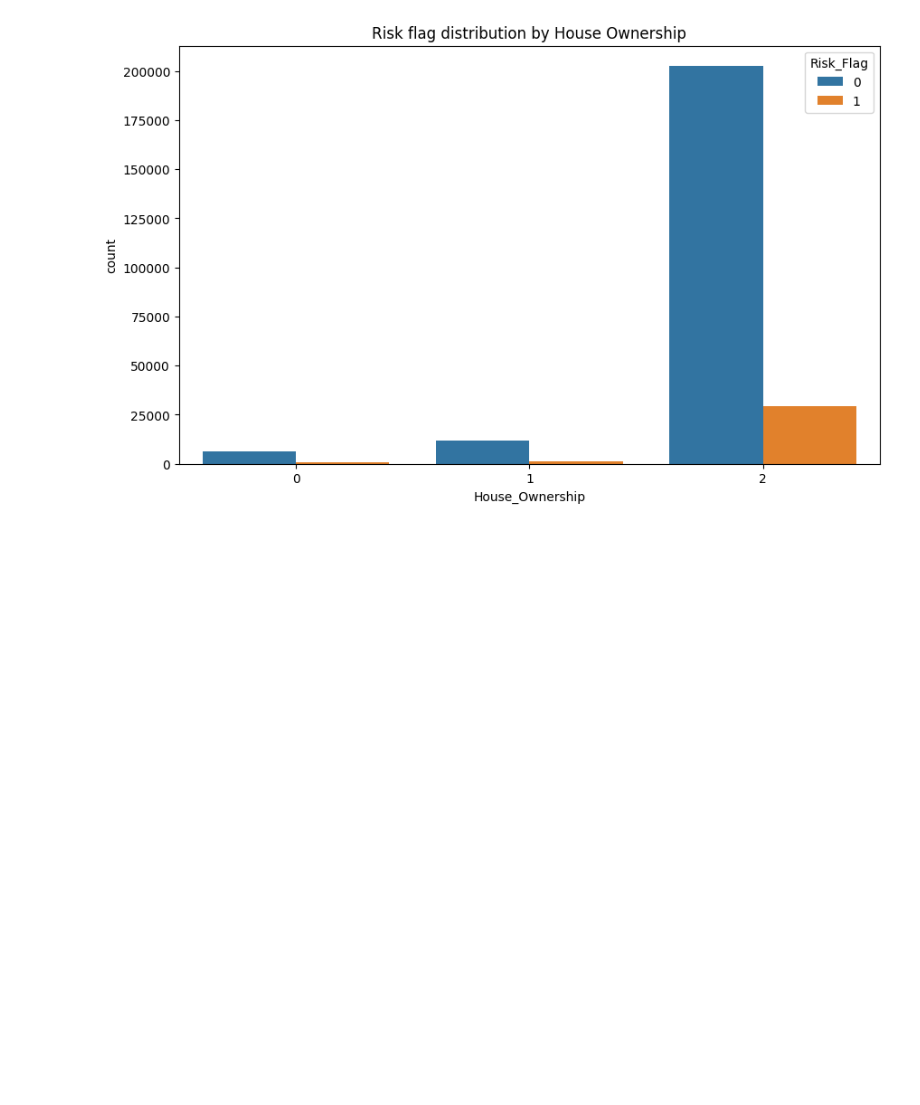
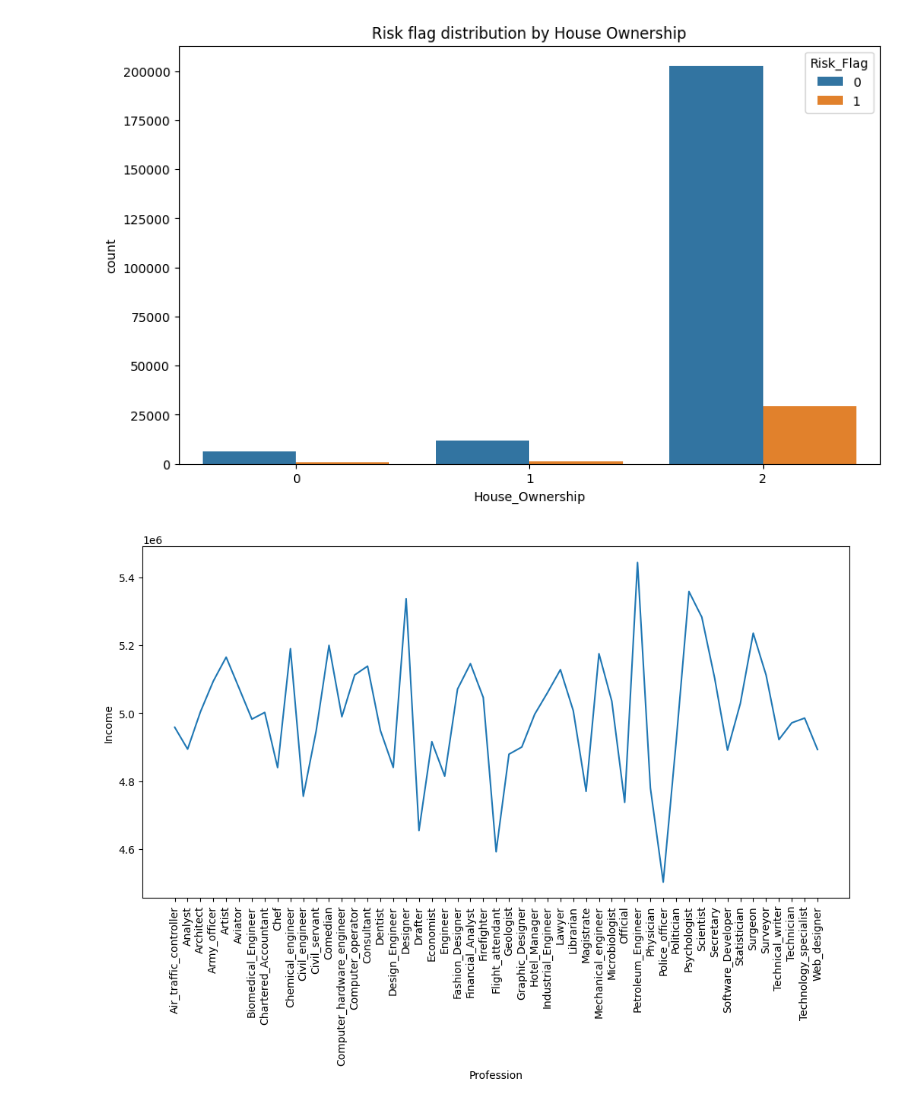
Before and after one commit to muhammadSWE/DIYLoanPredictor, a Jupyter notebook: diy-loan-predictor.ipynb, the cells around one changed output. Saved outputs shown, nothing was run; the diff lists cells and outputs as text; code cells hidden in the pictures; blank space fills up the shorter version.

```diff
--- a/diy-loan-predictor.ipynb
+++ b/diy-loan-predictor.ipynb
@@ -172,3 +174,12 @@ plt.xticks(rotation=0)
 plt.show()
 # %% [output]
 [figure]
+# %%
+grouped_data = dset.groupby('Profession')['Income'].mean().reset_index()
+
+plt.figure(figsize=(12, 6))
+sns.lineplot(data=grouped_data, x="Profession", y="Income")
+plt.xticks(rotation=90)
+plt.show()
+# %% [output]
+[figure, added]
```
Also changed, not shown: parts of 5 cells of this notebook.
